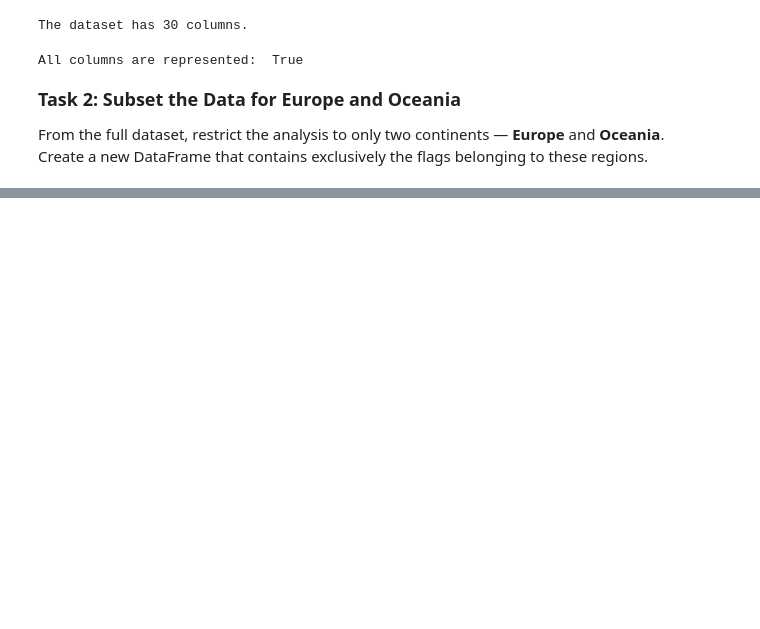
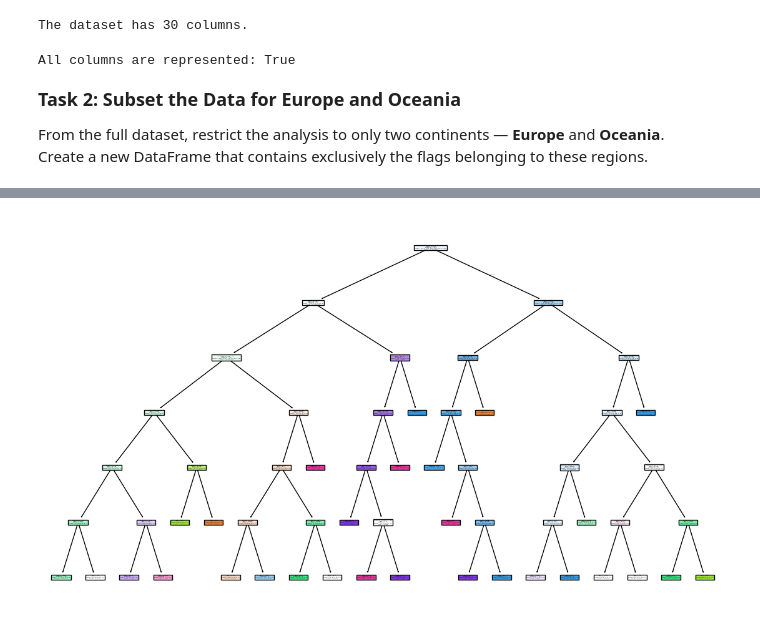
Before and after one commit to antoninolm/ml_projects, a Jupyter notebook: dtrees_projects/flag_project/flag_project.ipynb, the cells around one changed output, grey strips where cells are left out. Drawn from its saved outputs; the diff is of its cells as text; code cells hidden in the pictures; blank space fills up the shorter version.

```diff
--- a/dtrees_projects/flag_project/flag_project.ipynb
+++ b/dtrees_projects/flag_project/flag_project.ipynb
@@ -114,0 +335,4 @@ X.head()
+# %%
+max_acc = np.max(acc_pruned)
+index = acc_pruned.index(max_acc)
+best_acc_alpha = ccp[index]
@@ -114,0 +354,8 @@ X.head()
+# %%
+plt.figure(figsize=(14,8))
+tree.plot_tree(dt_best, feature_names = train_data.columns,
+               class_names = ['Europe', 'Oceania', "N.America", "S.America", "Africa", "Asia"],
+                filled=True)
+plt.show()
+# %% [output]
+[figure, added]
```
Also changed, not shown: parts of 51 cells of this notebook.
